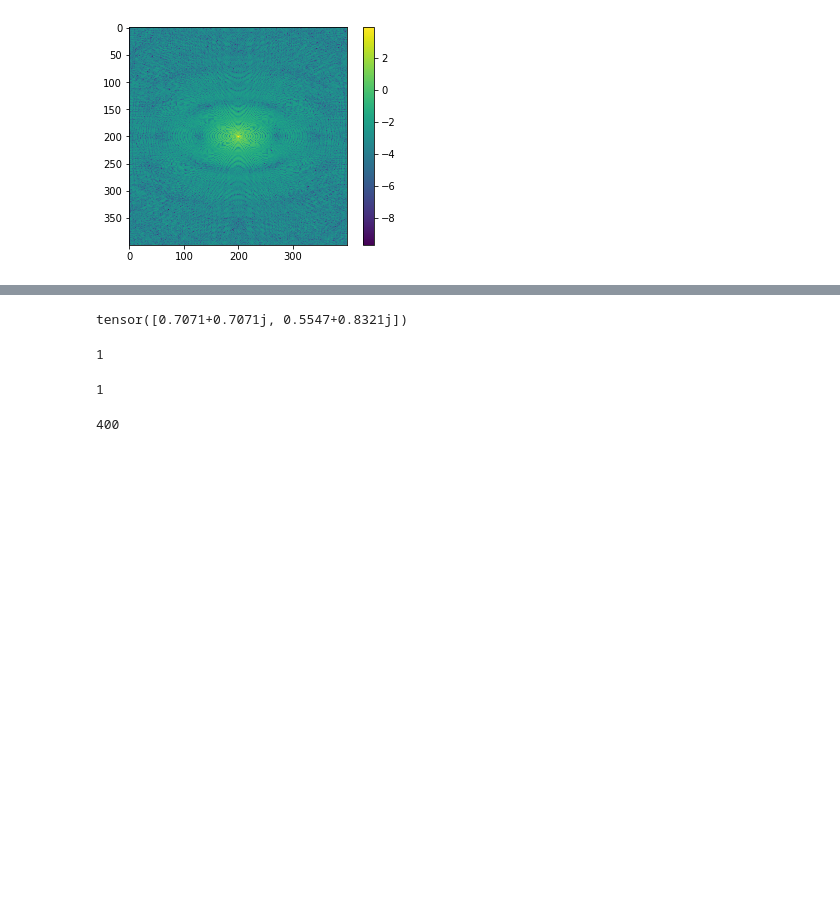
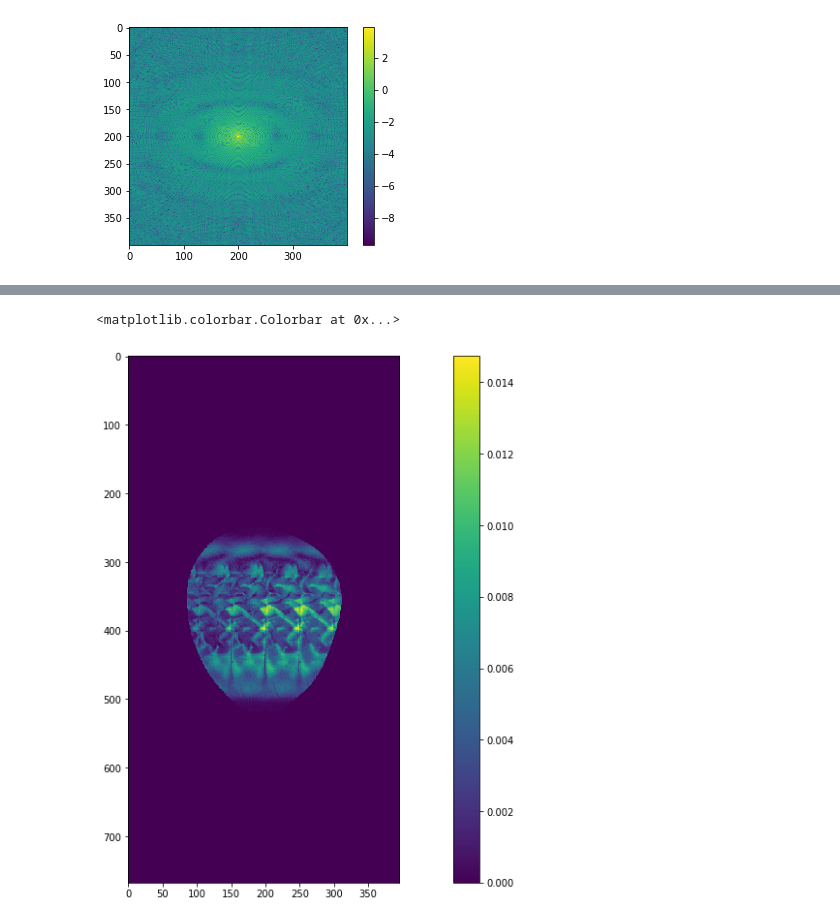
Before and after one commit to guanhuaw/MIRTorch, a Jupyter notebook: examples/test_linops.ipynb, the cells around one changed output, grey strips where cells are left out. Drawn from its saved outputs; the diff is of its cells as text; code cells hidden in the pictures; blank space fills up the shorter version.

```diff
--- a/examples/test_linops.ipynb
+++ b/examples/test_linops.ipynb
@@ -165,4 +28,0 @@ torch.sum(torch.abs(a)).backward()
-# %%
-a.grad
-# %% [output]
-tensor([0.7071+0.7071j, 0.5547+0.8321j])
@@ -171,12 +29,20 @@ a, b, c, d = x.shape
-# %%
-a
-# %% [output]
-1
-# %%
-b
-# %% [output]
-1
-# %%
-d
-# %% [output]
-400
+# %%
+# MRI parallel imaging example (SENSE)
+ex_multi = np.load('AXT2_210_6001736_layer11.npz')
+device0 = torch.device('cpu')
+k_c = torch.tensor(ex_multi['k_r'] + 1j*ex_multi['k_i']).to(device0)/32767.0
+s_c = torch.tensor(ex_multi['s_r'] + 1j*ex_multi['s_i']).to(device0)/32767.0
+(nc, nh, nw) = s_c.shape
+Fop = FFTCn((nc, nh, nw), (nc, nh, nw), (1,2), norm = 'ortho')
+I1 = Fop.H*k_c
+I1 = torch.sqrt(I1.abs().pow(2).sum(dim=0))
+mask = torch.zeros(nh,nw)
+mask[:,0:nw:8]=1
+Sop = Sense((nh, nw), (nc, nh, nw), (0,1), s_c, mask, batchmode = False)
+I0 = Sop.H*k_c
+plt.figure(figsize=(20,10))
+plt.imshow(torch.abs(I0).data.numpy())
+plt.colorbar()
+# %% [output]
+<matplotlib.colorbar.Colorbar at 0x...>
+[figure, added]
```
Also changed, not shown: parts of 34 cells of this notebook, 8 other files.
